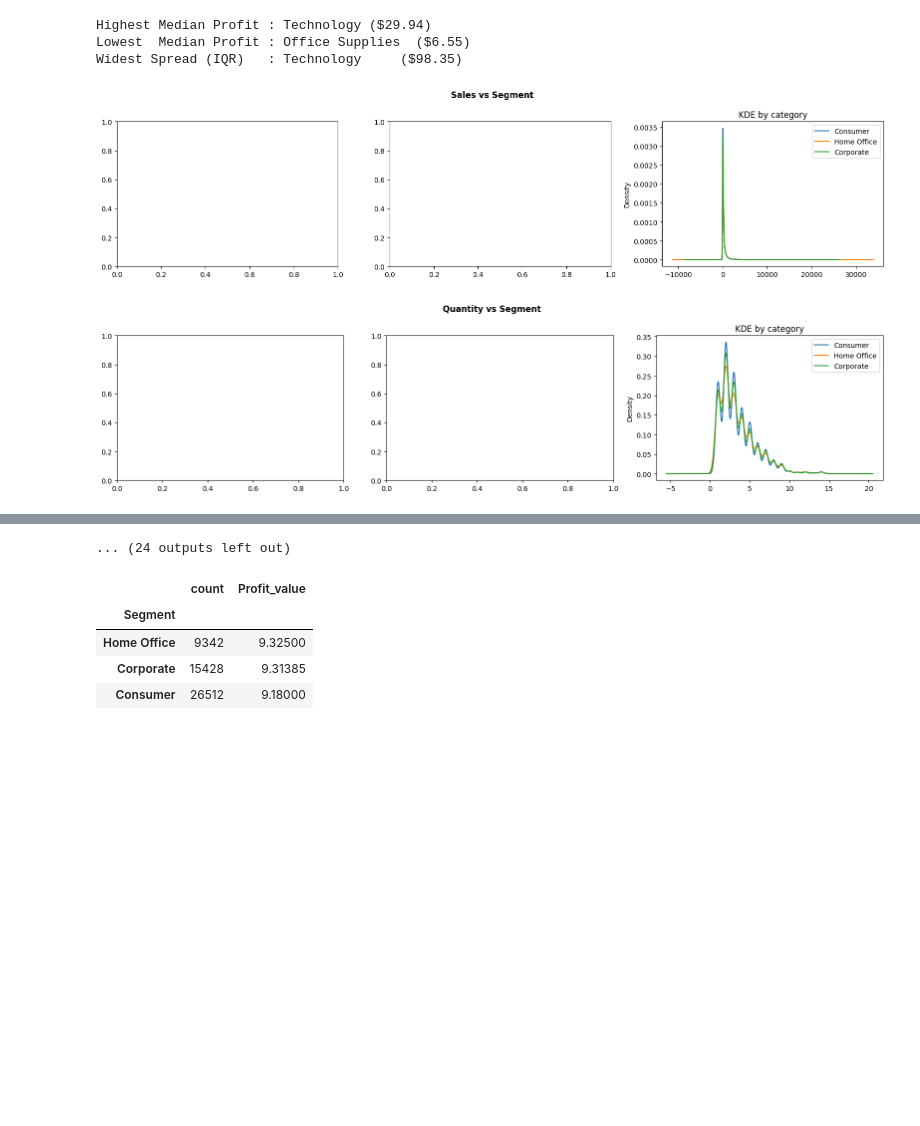
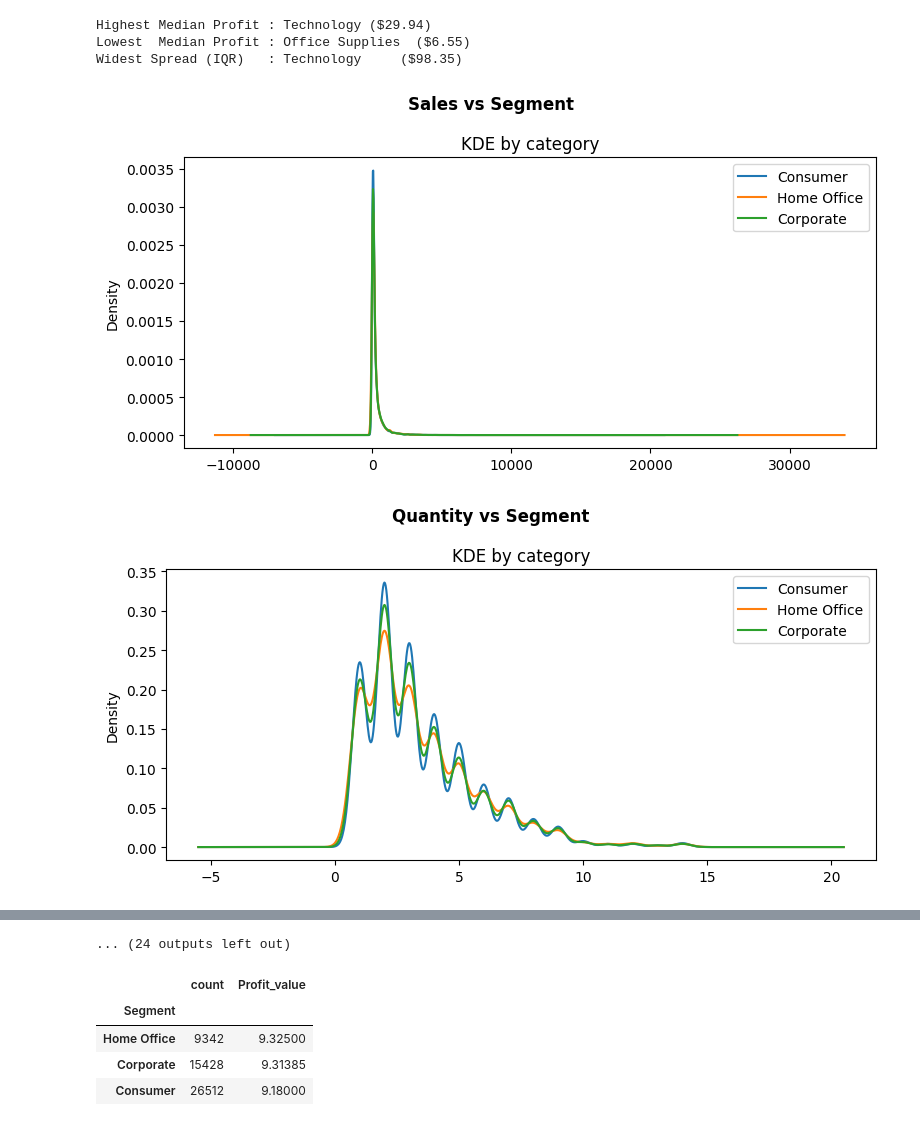
Before and after one commit to nayan-letscreate/HV-Projects, a Jupyter notebook: Graded Assignment on Exploratory Data Analysis.ipynb, the cells around one changed output, grey strips where cells are left out. Drawn from its saved outputs; the diff is of its cells as text; code cells hidden in the pictures; blank space fills up the shorter version.

```diff
--- a/Graded Assignment on Exploratory Data Analysis.ipynb
+++ b/Graded Assignment on Exploratory Data Analysis.ipynb
@@ -582,37 +582,37 @@ import scipy.stats as stats
 import matplotlib.pyplot as plt
 
 for cat in categorical_cols:
     for num in numeric_cols:
 
-        fig, axes = plt.subplots(1, 3, figsize=(16, 4))
+        fig, ax = plt.subplots(figsize=(8, 4))
         fig.suptitle(f'{num} vs {cat}', fontweight='bold')
 
         plotted = False
 
         for label in df1[cat].dropna().unique():
 
             subset = df1[df1[cat] == label][num].dropna()
 
             # Skip empty or invalid KDE data
             if len(subset) > 1 and subset.nunique() > 1:
 
                 subset.plot.kde(
-                    ax=axes[2],
+                    ax=ax,
                     label=str(label)
                 )
 
                 plotted = True
 
-        axes[2].set_title('KDE by category')
+        ax.set_title('KDE by category')
 
         # Show legend only if at least one KDE plotted
         if plotted:
-            axes[2].legend()
+            ax.legend()
         else:
-            axes[2].set_visible(False)
+            ax.set_visible(False)
 
         plt.tight_layout()
         plt.show()
 # %% [output]
-[figure, old version]
+[figure, new version]
-[figure, old version]
+[figure, new version]
```
Also changed, not shown: parts of 3 cells of this notebook.
